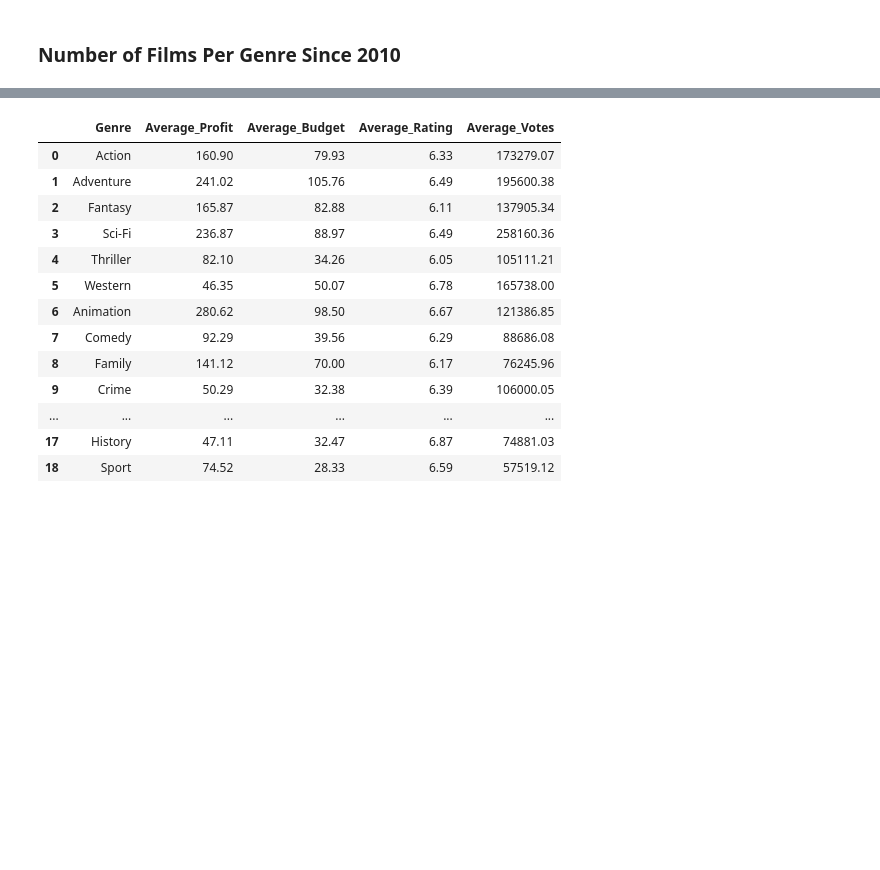
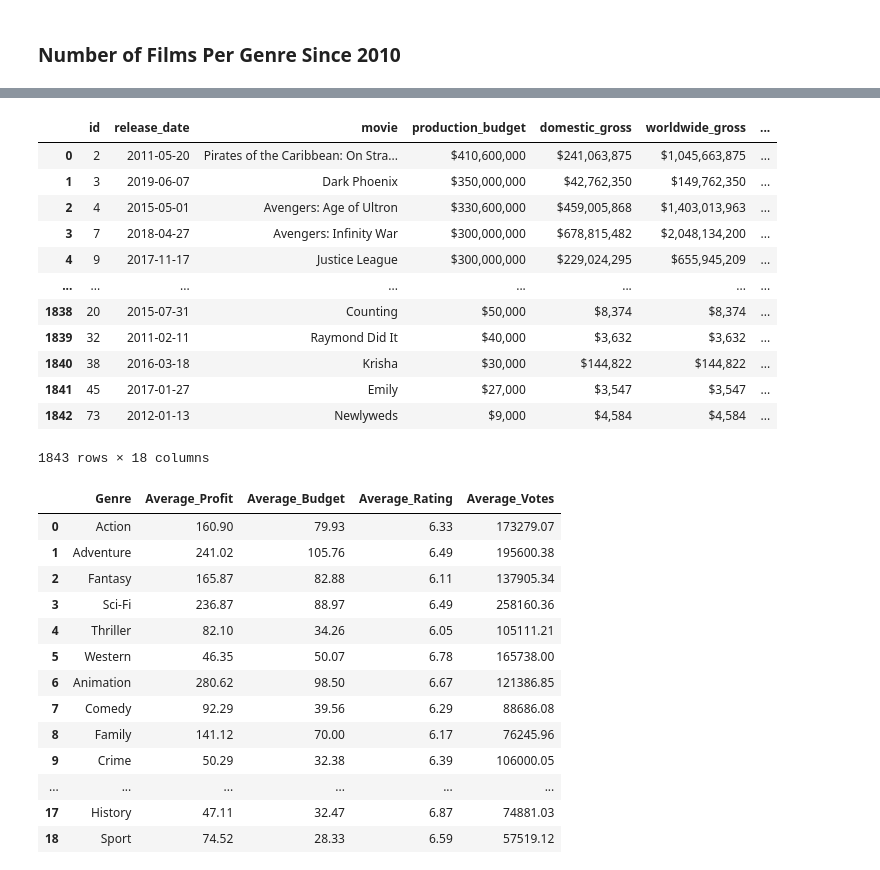
Before and after one commit to mrodberg/Pod1Capstone, a Jupyter notebook: Primary Notebook.ipynb, the cells around one changed output, grey strips where cells are left out. Cells and saved outputs as stored; diff of their text form; code cells hidden in the pictures; blank space fills up the shorter version.

```diff
--- a/Primary Notebook.ipynb
+++ b/Primary Notebook.ipynb
@@ -320,3 +343,19 @@ FROM movie_basics
+# %%
+genre_ratings_budget
+# %% [output]
+|  | id | release_date | movie | production_budget | domestic_gross | worldwide_gross | ... |
+| 0 | 2 | 2011-05-20 | Pirates of the Caribbean: On Stra... | $410,600,000 | $241,063,875 | $1,045,663,875 | ... |
+| 1 | 3 | 2019-06-07 | Dark Phoenix | $350,000,000 | $42,762,350 | $149,762,350 | ... |
+| 2 | 4 | 2015-05-01 | Avengers: Age of Ultron | $330,600,000 | $459,005,868 | $1,403,013,963 | ... |
+| 3 | 7 | 2018-04-27 | Avengers: Infinity War | $300,000,000 | $678,815,482 | $2,048,134,200 | ... |
+| 4 | 9 | 2017-11-17 | Justice League | $300,000,000 | $229,024,295 | $655,945,209 | ... |
+| ... | ... | ... | ... | ... | ... | ... | ... |
+| 1838 | 20 | 2015-07-31 | Counting | $50,000 | $8,374 | $8,374 | ... |
+| 1839 | 32 | 2011-02-11 | Raymond Did It | $40,000 | $3,632 | $3,632 | ... |
+| 1840 | 38 | 2016-03-18 | Krisha | $30,000 | $144,822 | $144,822 | ... |
+| 1841 | 45 | 2017-01-27 | Emily | $27,000 | $3,547 | $3,547 | ... |
+| 1842 | 73 | 2012-01-13 | Newlyweds | $9,000 | $4,584 | $4,584 | ... |
+1843 rows × 18 columns
 # %%
 genre_stats_df
 # %% [output]
```
Also changed, not shown: parts of 5 cells of this notebook.
